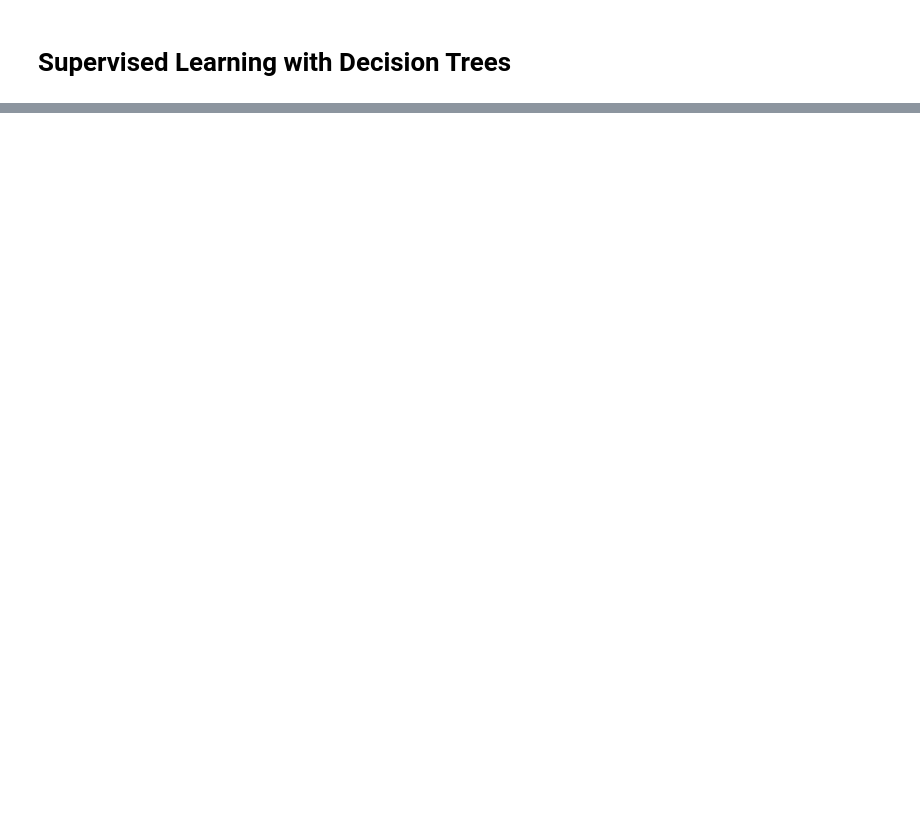
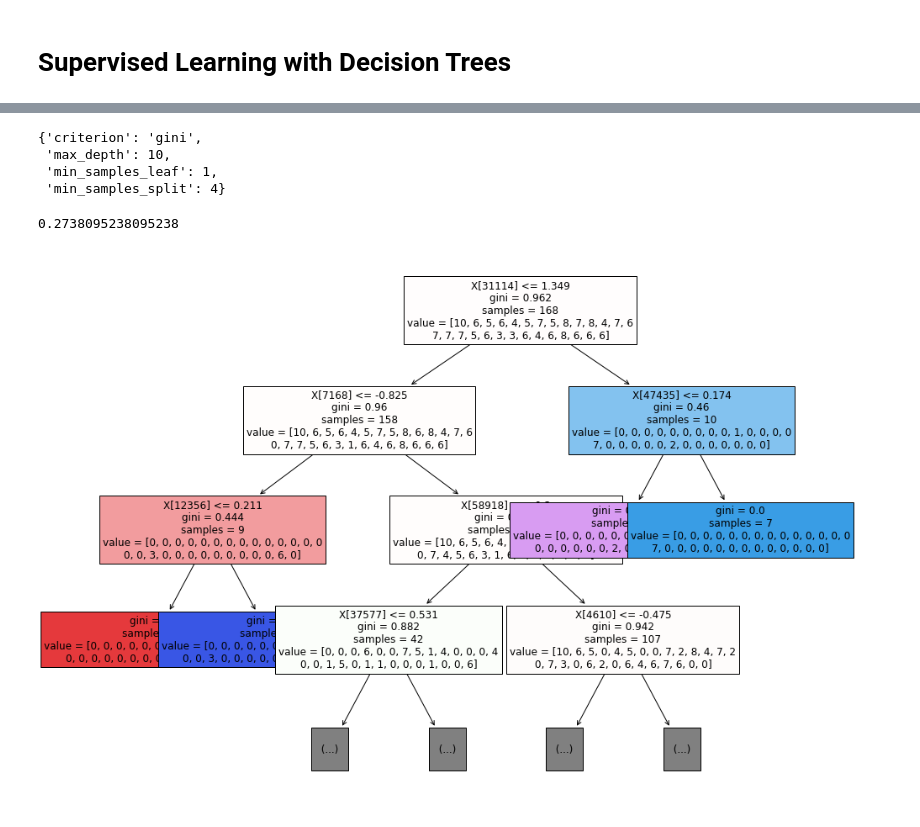
Before and after one commit to knvramana/COMP-6721-SUMMER-PROJECT, a Jupyter notebook: supervised_learning.ipynb, the cells around one changed output, grey strips where cells are left out. Cells and saved outputs as stored; diff of their text form; code cells hidden in the pictures; blank space fills up the shorter version.

Commit message:
Supervised Learning with PCA and other hyperparameters in GridSearchCV

```diff
--- a/supervised_learning.ipynb
+++ b/supervised_learning.ipynb
@@ -54,23 +81,10 @@ from sklearn.tree import DecisionTreeClassifier
 from sklearn.metrics import accuracy_score
 from sklearn.model_selection import train_test_split
 # %%
-X_train, X_rem, y_train, y_rem = train_test_split(images, labels, test_size=0.4, random_state=2411)
+X_train, X_rem, y_train, y_rem = train_test_split(reconstructed_images, labels, test_size=0.4, random_state=2411)
 
 X_valid, X_test, y_valid, y_test = train_test_split(X_rem, y_rem, test_size=0.5)
 
 X_train = X_train.reshape(X_train.shape[0], -1)
 X_test = X_test.reshape(X_test.shape[0], -1)
 X_valid = X_valid.reshape(X_valid.shape[0], -1)
-# %%
-#Training using Single core
-for max_d in range(1,31):
-    classifier = DecisionTreeClassifier(max_depth=max_d, random_state=2411)
-
-    classifier.fit(X_train, y_train)
-    y_pred = classifier.predict(X_test)
-
-    training_score = classifier.score(X_train, y_train)
-    validation_score = classifier.score(X_valid, y_valid)
-
-    log_accuracy(max_d, training_score, validation_score)
-    print('')
@@ -77,9 +98,11 @@ for max_d in range(1,31):
 # %%
-#Training using Multicore
 from sklearn.model_selection import GridSearchCV
 
 params = {'criterion': ['gini', 'entropy'],
-                    'max_depth': list(range(1, 16))}
+                    'max_depth': list(range(7,13)),
+                    'min_samples_split': [2, 4, 6],
+                    'min_samples_leaf': [1, 2, 3]
+                    }
 grid_search_cv = GridSearchCV(DecisionTreeClassifier(random_state=2411), params, verbose=4, cv=3, n_jobs=-1)
 grid_search_cv.fit(X_train, y_train)
 # %% [output]
@@ -96,0 +137,21 @@ DecisionTreeClassifier(criterion='entropy', max_depth=8, random_state=2411)
+# %%
+grid_search_cv.best_params_
+# %% [output]
+{'criterion': 'gini',
+ 'max_depth': 10,
+ 'min_samples_leaf': 1,
+ 'min_samples_split': 4}
+# %%
+grid_search_cv.best_score_
+# %% [output]
+0.2738095238095238
+# %%
+import matplotlib.pyplot as plt
+from sklearn.tree import plot_tree
+
+plt.figure(figsize=(15, 12))
+plot_tree(grid_search_cv.best_estimator_, max_depth=3, filled=True, fontsize=12)
+plt.savefig("decision_tree.png", format="png")  # Save the plot as a PNG image
+plt.show()
+# %% [output]
+[figure, added]
```
Also changed, not shown: parts of 9 cells of this notebook.
